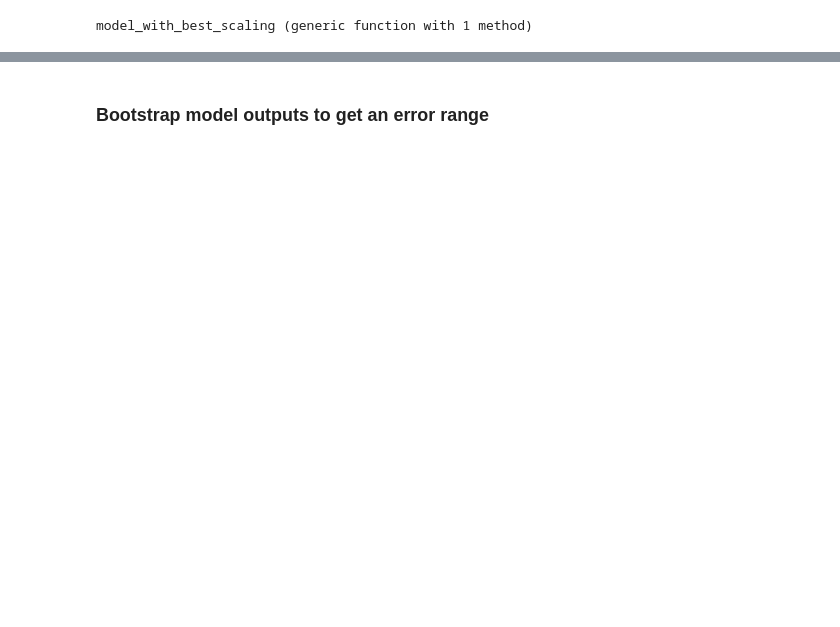
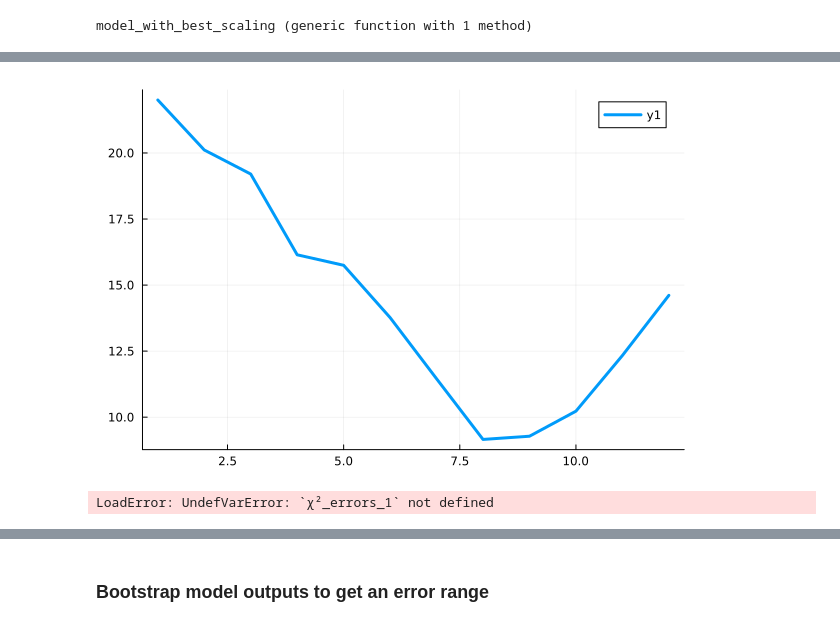
Before and after one commit to christian-hh/BeamPropagation.jl, a Jupyter notebook: examples/CaOH_MonteCarlo_ReleaseRecapture.ipynb, the cells around one changed output, grey strips where cells are left out. Cells and saved outputs as stored; diff of their text form; code cells hidden in the pictures; blank space fills up the shorter version.

```diff
--- a/examples/CaOH_MonteCarlo_ReleaseRecapture.ipynb
+++ b/examples/CaOH_MonteCarlo_ReleaseRecapture.ipynb
@@ -252,22 +449,21 @@ Error: 0.034195794377859766
 # %%
-center_T = 34.0
-Ts = 1e-6 .* collect((center_T-15):1:(center_T+15))
-;
+ηs = 1:12
+Ts = T_depth ./ ηs
 
-surviving_fractions = zeros(length(Ts), length(shaved_U_depth_ratios))
+release_durations = data_xs
+surviving_fractions = Vector{Float64}[]
 
 iter = Ts
 for (i, T) ∈ enumerate(Ts)
-    display(T)
+    display(ηs[i])
+    r, v, a = make_distributions(T, trap)
+    surviving_fraction = zeros(length(release_durations))
 
-    r, v, a = make_distributions(T, trap)
-
-    for (j, shaved_U_depth_ratio) ∈ enumerate(shaved_U_depth_ratios)
-        shaved_U_depth = original_U_depth * shaved_U_depth_ratio
+    for (j, release_duration) ∈ enumerate(release_durations)
 
         # Reset parameters for current run
-        p.time_ = 0.0
-        p.shaved_U_depth = shaved_U_depth
+        p.release_start_time = release_start_time
+        p.release_end_time = release_start_time + release_duration
 
         particles = StructArray{Particle}(undef, n)
         detectable = zeros(Bool, n)
@@ -277,8 +473,9 @@ for (i, T) ∈ enumerate(Ts)
         @time propagate_particles!(r, v, a, alg, particles, f, save, discard, save_every, delete_every, max_steps, update, p, s, dt, use_adaptive,
             dt_min, dt_max, abstol, true)
 
-        surviving_fractions[i,j] = mean(s.detectable)
+        surviving_fraction[j] = mean(s.detectable)
+
     end
-
+    push!(surviving_fractions, surviving_fraction)
 end
 # %% [output]
@@ -288,25 +569,24 @@ LoadError: UndefVarError: `shaved_U_depth_ratios` not defined
 # %%
-function model_with_best_scaling(model_ys, data_ys, data_ys_errors)
+function model_with_best_scaling(data_ys, model_ys)
     min_error = Inf
     best_scaling = 1.0
-    for scaling ∈ 0.1:0.01:0.4
-        error = χ²(data_ys, data_ys_errors, model_ys .* scaling)
+    for scaling ∈ 0.1:0.01:5.0
+        error = χ²(data_ys, model_ys .* scaling)
         if error < min_error
             min_error = error
             best_scaling = scaling
         end
     end
-    print(best_scaling)
+    println(best_scaling)
     return model_ys .* best_scaling
 end
 # %% [output]
 model_with_best_scaling (generic function with 1 method)
 # %%
-χ²_errors = 1e-12 .* [
+χ²_errors = [
     χ²(
         data_ys,
-        data_ys_errors,
-        model_with_best_scaling(surviving_fractions[i,:], data_ys, data_ys_errors)
+        model_with_best_scaling(data_ys, surviving_fractions[i])
         )
     for i ∈ 1:size(surviving_fractions, 1)]
 ;
@@ -314,0 +606,6 @@ LoadError: UndefVarError: `data_ys_errors` not defined
+# %%
+plot(T_depth ./ Ts, χ²_errors,
+    linewidth=3,
+    )
+# %% [output]
+[figure, added]
@@ -314,0 +617,23 @@ LoadError: UndefVarError: `data_ys_errors` not defined
+# %%
+plot(T_depth ./ Ts, χ²_errors_1,
+    linewidth=3,
+    xlabel="η",
+    ylabel="χ² error",
+    label="SF cooling",
+    box=:on,
+    title="χ² errors vs. η for release-recapture data"
+    )
+plot!(T_depth ./ Ts, χ²_errors_2,
+    linewidth=3,
+    label="SF cooling, (100) slowing repumper off"
+    )
+plot!(T_depth ./ Ts, χ²_errors_3,
+    linewidth=3,
+    label="SF cooling, tweezer intensity PID off"
+    )
+plot!(T_depth ./ Ts, χ²_errors_4,
+    linewidth=3,
+    label="Lambda cooling"
+    )
+# %% [output]
+LoadError: UndefVarError: `χ²_errors_1` not defined
```
Also changed, not shown: parts of 31 cells of this notebook.
